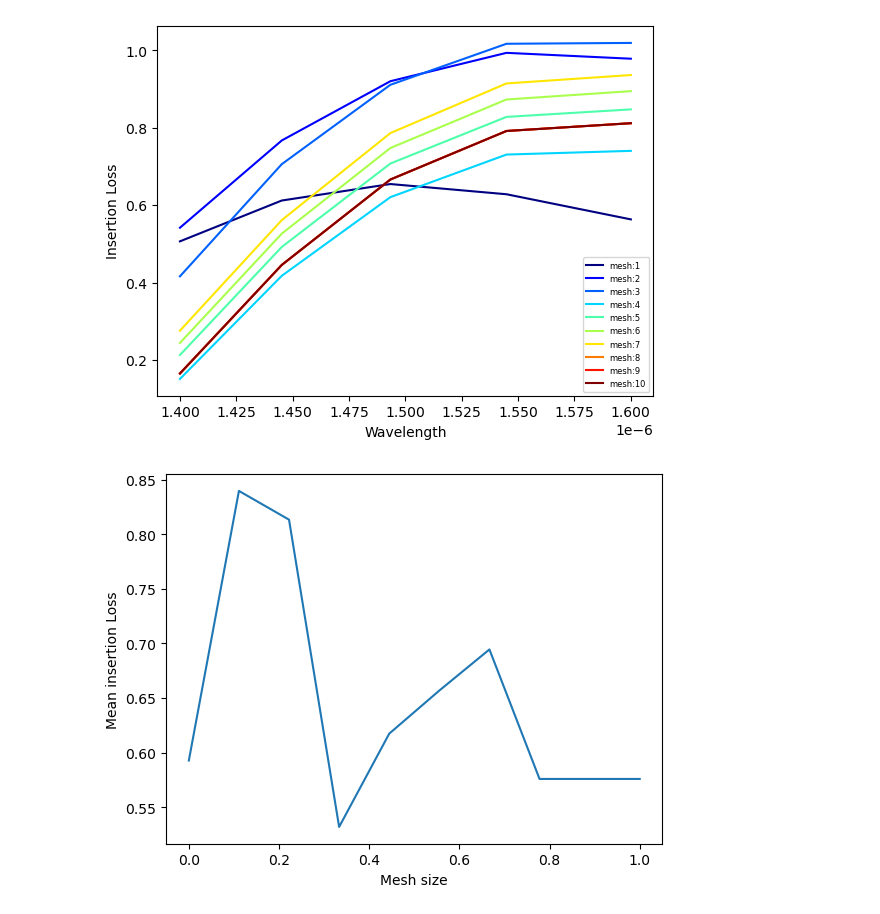
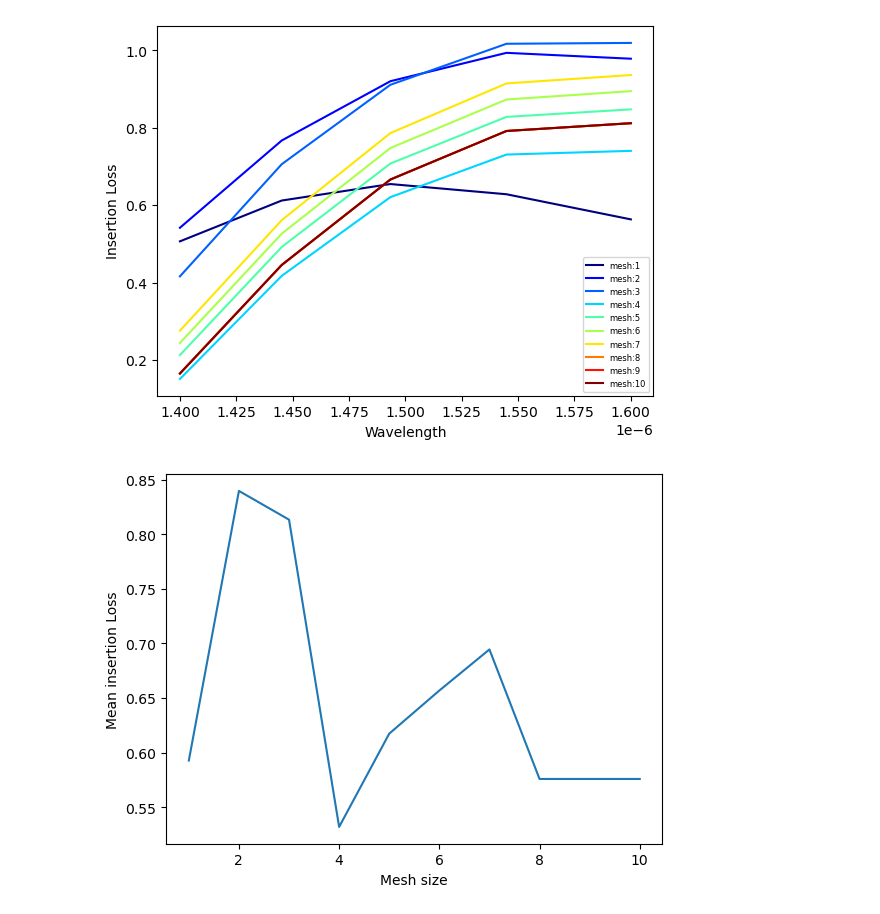
Before and after one commit to genzuuuu/photonics-designer, a Jupyter notebook: sims/tests.ipynb, the cells around one changed output. Saved outputs shown, nothing was run; the diff lists cells and outputs as text; code cells hidden in the pictures.

Commit message:
Corrected mean IR loss plot

```diff
--- a/sims/tests.ipynb
+++ b/sims/tests.ipynb
@@ -158,9 +158,9 @@ plt.show()
 # %% [output]
 [figure]
 # %%
-plt.plot(np.linspace(0,1,10), means)
+plt.plot(np.linspace(1,10,10), means)
 plt.xlabel("Mesh size")
 plt.ylabel("Mean insertion Loss")
 plt.show()
 # %% [output]
-[figure, old version]
+[figure, new version]
```
